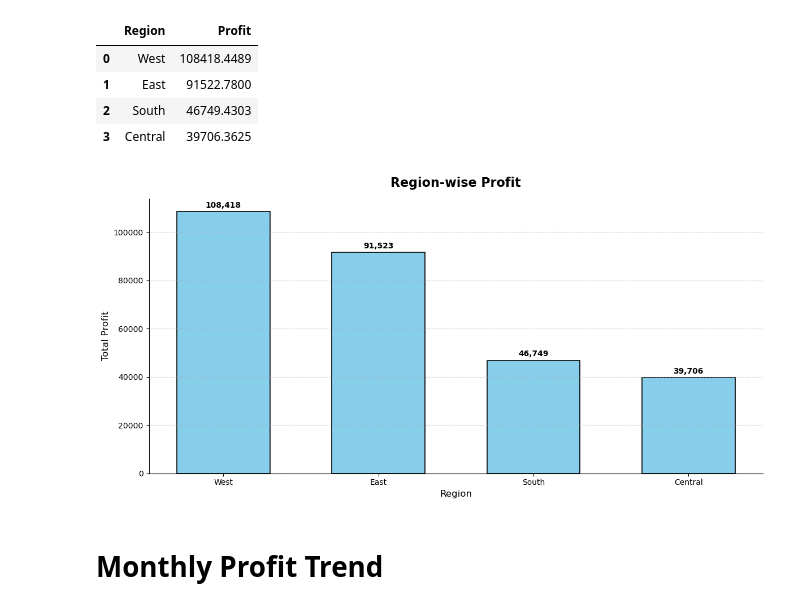
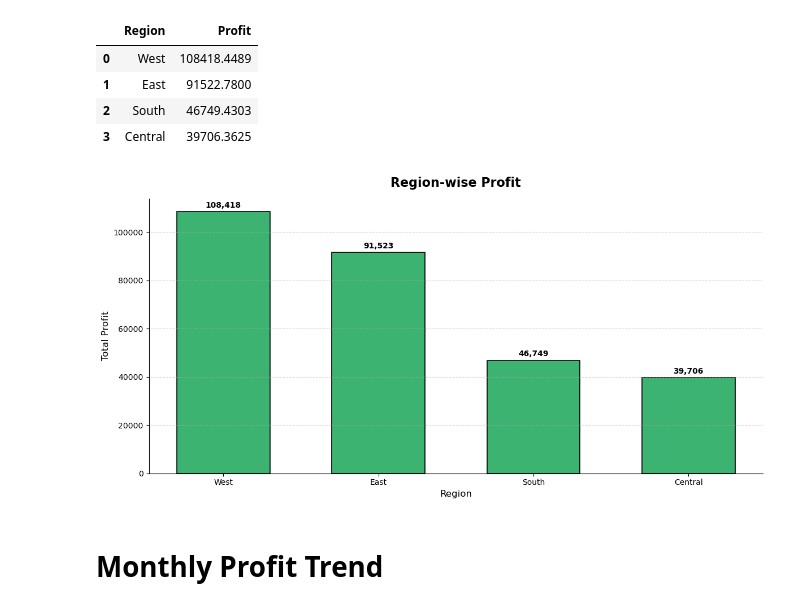
Before and after one commit to nilesh-2006/E-Commerce-Sales-Analysis, a Jupyter notebook: notebooks/05_profit_analysis.ipynb, the cells around one changed output. Saved outputs shown, nothing was run; the diff lists cells and outputs as text; code cells hidden in the pictures.

```diff
--- a/notebooks/05_profit_analysis.ipynb
+++ b/notebooks/05_profit_analysis.ipynb
@@ -67,7 +67,7 @@ category_profit
 # %%
 plt.figure(figsize=(12,6))
 
-bars = plt.bar(category_profit["Category"], category_profit["Profit"],color="skyblue",edgecolor="black",
+bars = plt.bar(category_profit["Category"], category_profit["Profit"],color="mediumseagreen",edgecolor="black",
                linewidth=1.2,
                width = 0.6)
 
@@ -126,7 +126,7 @@ plt.figure(figsize=(12,6))
 bars = plt.bar(
     region_profit["Region"],
     region_profit["Profit"],
-    color="skyblue",
+    color="mediumseagreen",
     edgecolor="black",
     linewidth=1.2,
     width=0.6
@@ -149,34 +149,34 @@ plt.grid(axis="y", linestyle="--", alpha=0.5)
 
 # Value Labels
 for bar in bars:
     plt.text(
         bar.get_x() + bar.get_width()/2,
         bar.get_height() + 1000,
         f"{bar.get_height():,.0f}",
         ha="center",
         va="bottom",
         fontsize=10,
         fontweight="bold"
     )
 
 # Remove Top and Right Border
 plt.gca().spines["top"].set_visible(False)
 plt.gca().spines["right"].set_visible(False)
 
 # Adjust Layout
 plt.tight_layout()
 
 # Save Chart
 plt.savefig(
     "../visualizations/profits/region_wise_profit.png",
     dpi=300,
     bbox_inches="tight"
 )
 
 # Show Chart
 plt.show()
 # %% [output]
-[figure, old version]
+[figure, new version]
 # %% [markdown]
 # Monthly Profit Trend
 # %% [markdown]
```
Also changed, not shown: parts of 7 cells of this notebook.
